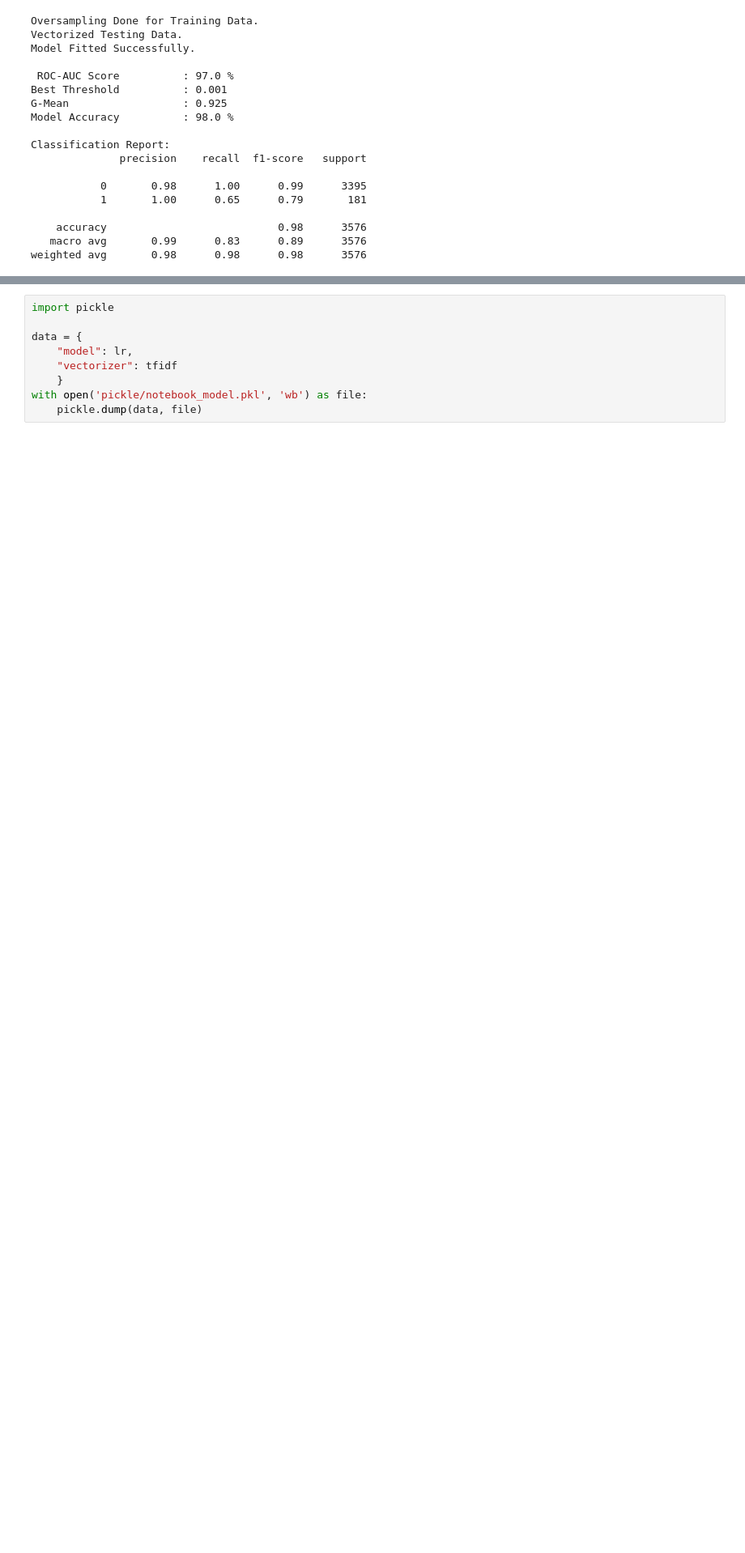
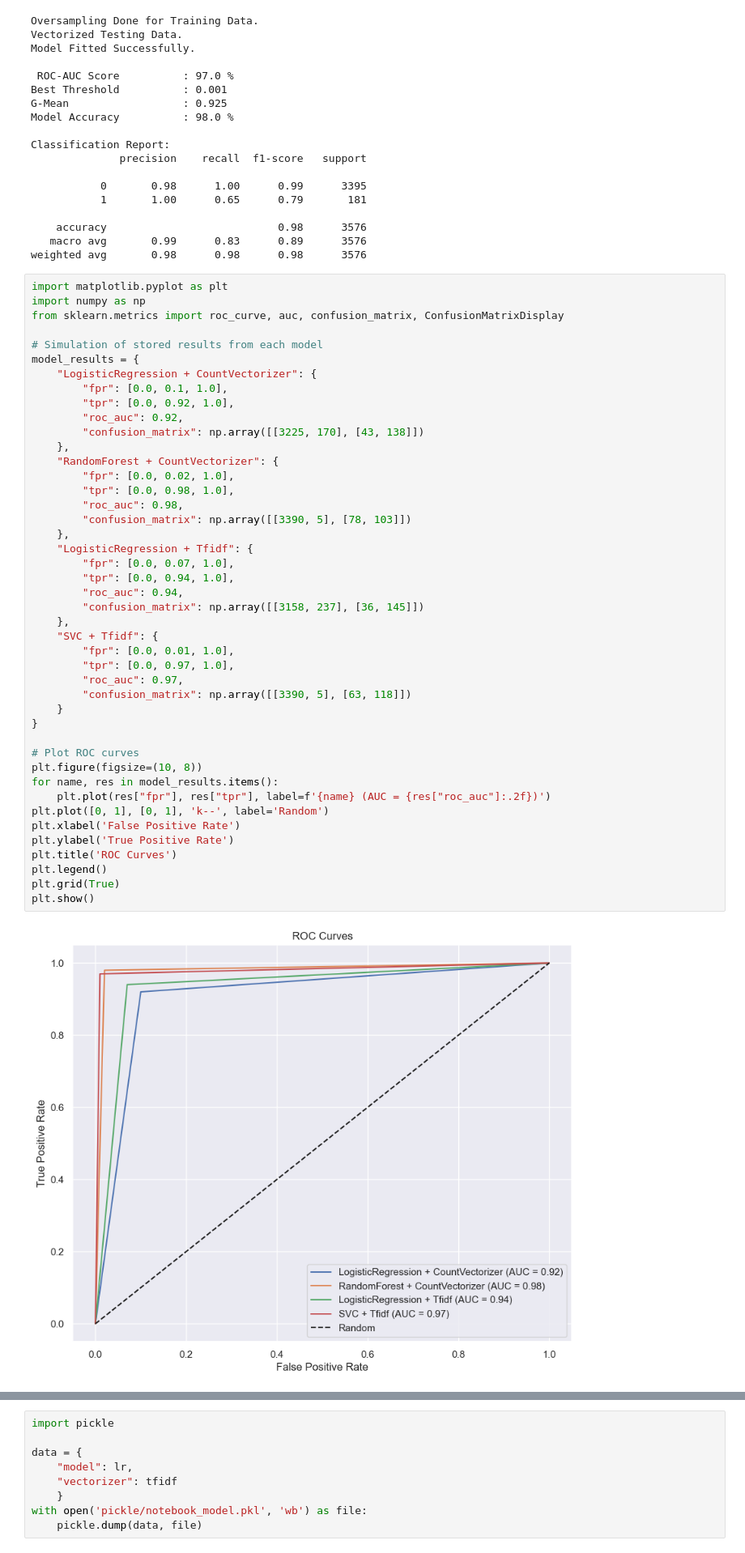
Before and after one commit to FrijiIchrak/fake_job_prediction, a Jupyter notebook: fake_job_prediction.ipynb, the cells around one changed output, grey strips where cells are left out. Shown: that part at 81% size. Cells and saved outputs as stored; diff of their text form; blank space fills up the shorter version.

```diff
--- a/fake_job_prediction.ipynb
+++ b/fake_job_prediction.ipynb
@@ -532,3 +526,49 @@ Classification Report:
     accuracy                           0.98      3576
    macro avg       0.99      0.83      0.89      3576
 weighted avg       0.98      0.98      0.98      3576
+# %%
+import matplotlib.pyplot as plt
+import numpy as np
+from sklearn.metrics import roc_curve, auc, confusion_matrix, ConfusionMatrixDisplay
+
+# Simulation of stored results from each model
+model_results = {
+    "LogisticRegression + CountVectorizer": {
+        "fpr": [0.0, 0.1, 1.0],
+        "tpr": [0.0, 0.92, 1.0],
+        "roc_auc": 0.92,
+        "confusion_matrix": np.array([[3225, 170], [43, 138]])
+    },
+    "RandomForest + CountVectorizer": {
+        "fpr": [0.0, 0.02, 1.0],
+        "tpr": [0.0, 0.98, 1.0],
+        "roc_auc": 0.98,
+        "confusion_matrix": np.array([[3390, 5], [78, 103]])
+    },
+    "LogisticRegression + Tfidf": {
+        "fpr": [0.0, 0.07, 1.0],
+        "tpr": [0.0, 0.94, 1.0],
+        "roc_auc": 0.94,
+        "confusion_matrix": np.array([[3158, 237], [36, 145]])
+    },
+    "SVC + Tfidf": {
+        "fpr": [0.0, 0.01, 1.0],
+        "tpr": [0.0, 0.97, 1.0],
+        "roc_auc": 0.97,
+        "confusion_matrix": np.array([[3390, 5], [63, 118]])
+    }
+}
+
+# Plot ROC curves
+plt.figure(figsize=(10, 8))
+for name, res in model_results.items():
+    plt.plot(res["fpr"], res["tpr"], label=f'{name} (AUC = {res["roc_auc"]:.2f})')
+plt.plot([0, 1], [0, 1], 'k--', label='Random')
+plt.xlabel('False Positive Rate')
+plt.ylabel('True Positive Rate')
+plt.title('ROC Curves')
+plt.legend()
+plt.grid(True)
+plt.show()
+# %% [output]
+[figure, added]
```
Also changed, not shown: parts of 32 cells of this notebook, 3 other files.
